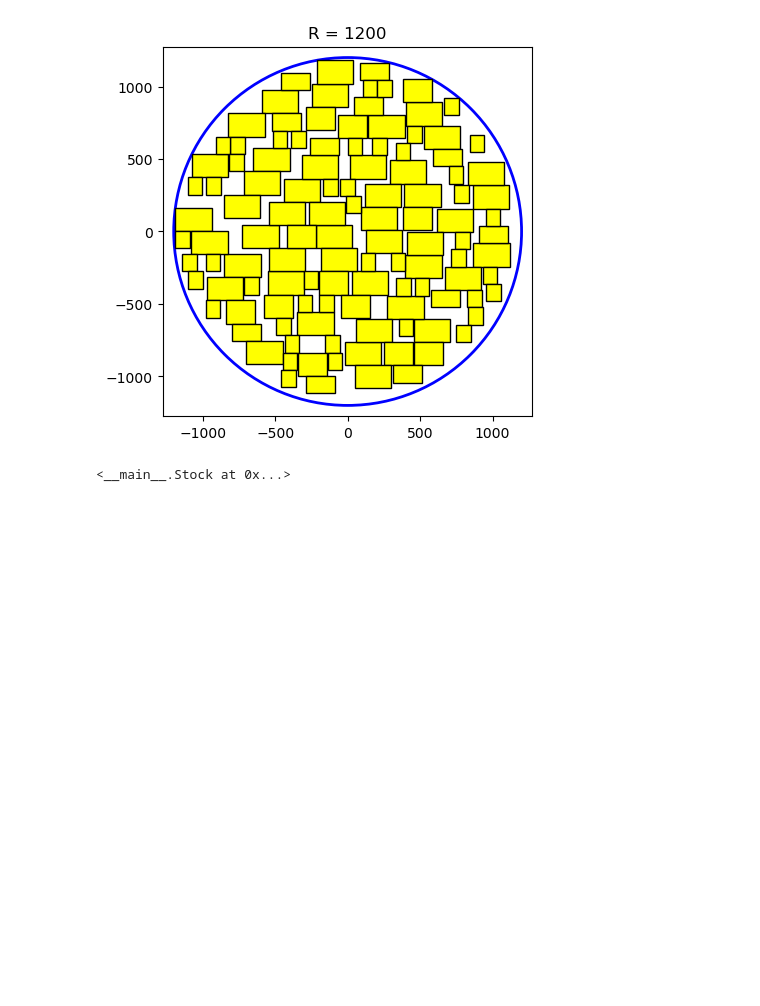
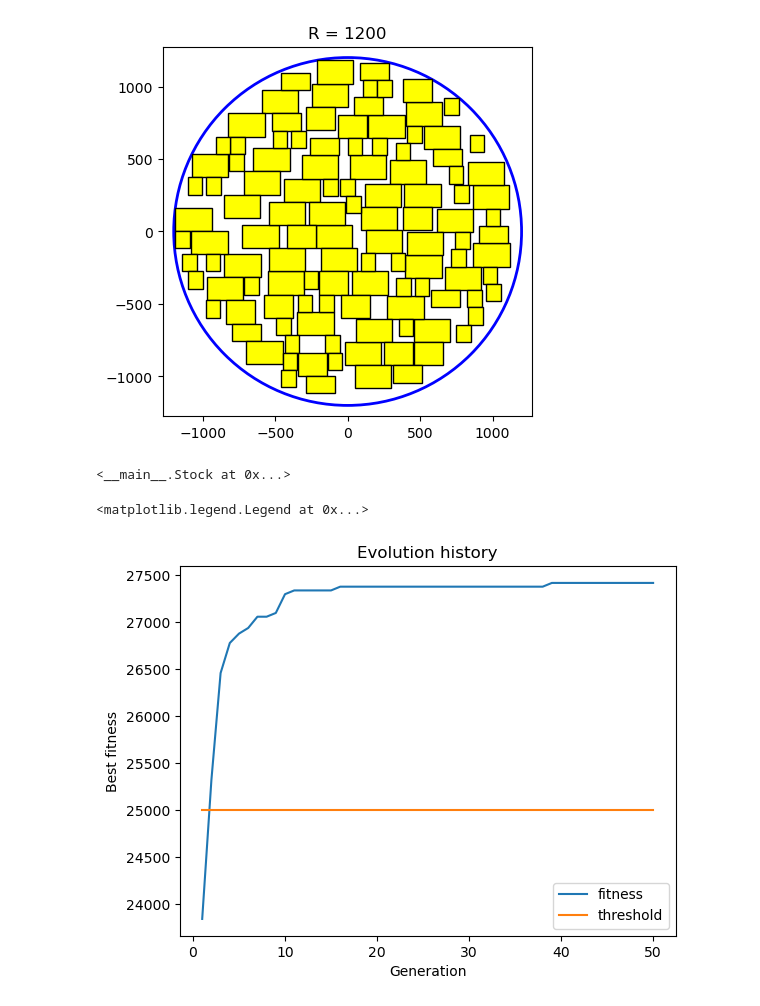
Before and after one commit to tymsoncyferki/MIOwAD, a Jupyter notebook: AE/ae2_evo.ipynb, the cells around one changed output. Cells and saved outputs as stored; diff of their text form; code cells hidden in the pictures; blank space fills up the shorter version.

```diff
--- a/AE/ae2_evo.ipynb
+++ b/AE/ae2_evo.ipynb
@@ -347,3 +347,38 @@ Generation 34: best individual: <__main__.Stock object at 0x...>, fitness: 30220
 Generation 35: best individual: <__main__.Stock object at 0x...>, fitness: 30220.0
 [figure]
 <__main__.Stock at 0x...>
+# %%
+fitness_values_1200 = [
+    22820.0, 25600.0, 26900.0, 27280.0, 28060.0, 28480.0, 28860.0, 29180.0,
+    29220.0, 29420.0, 29420.0, 29620.0, 29660.0, 29700.0, 29700.0, 29820.0,
+    29820.0, 29860.0, 29900.0, 29900.0, 29900.0, 29940.0, 29980.0, 29980.0,
+    30020.0, 30020.0, 30020.0, 30060.0, 30060.0, 30060.0, 30060.0, 30100.0,
+    30140.0, 30220.0, 30220.0
+]
+fitness_values_800 = [
+    22440.0, 27940.0, 30340.0, 31140.0, 32380.0, 32540.0, 32940.0, 33340.0,
+    34020.0, 34060.0, 34500.0, 34500.0, 34500.0, 34500.0, 34940.0, 35380.0,
+    35380.0, 35380.0, 35380.0, 35380.0, 35380.0, 35380.0, 35380.0, 35380.0,
+    35380.0, 35380.0, 35380.0, 35380.0, 35380.0, 35380.0
+]
+fitness_values = [
+    23840.0, 25320.0, 26460.0, 26780.0, 26880.0, 26940.0, 27060.0, 27060.0,
+    27100.0, 27300.0, 27340.0, 27340.0, 27340.0, 27340.0, 27340.0, 27380.0,
+    27380.0, 27380.0, 27380.0, 27380.0, 27380.0, 27380.0, 27380.0, 27380.0,
+    27380.0, 27380.0, 27380.0, 27380.0, 27380.0, 27380.0, 27380.0, 27380.0,
+    27380.0, 27380.0, 27380.0, 27380.0, 27380.0, 27380.0, 27420.0, 27420.0,
+    27420.0, 27420.0, 27420.0, 27420.0, 27420.0, 27420.0, 27420.0, 27420.0,
+    27420.0, 27420.0
+]
+# %%
+n = len(fitness_values)
+# %%
+plt.plot(list(range(1, n + 1)), fitness_values)
+plt.plot(list(range(1, n + 1)), [25000 for _ in range(n)])
+plt.title('Evolution history')
+plt.xlabel('Generation')
+plt.ylabel('Best fitness')
+plt.legend(['fitness', 'threshold'])
+# %% [output]
+<matplotlib.legend.Legend at 0x...>
+[figure, added]
```
Also changed, not shown: parts of 4 cells of this notebook, 4 other files.
